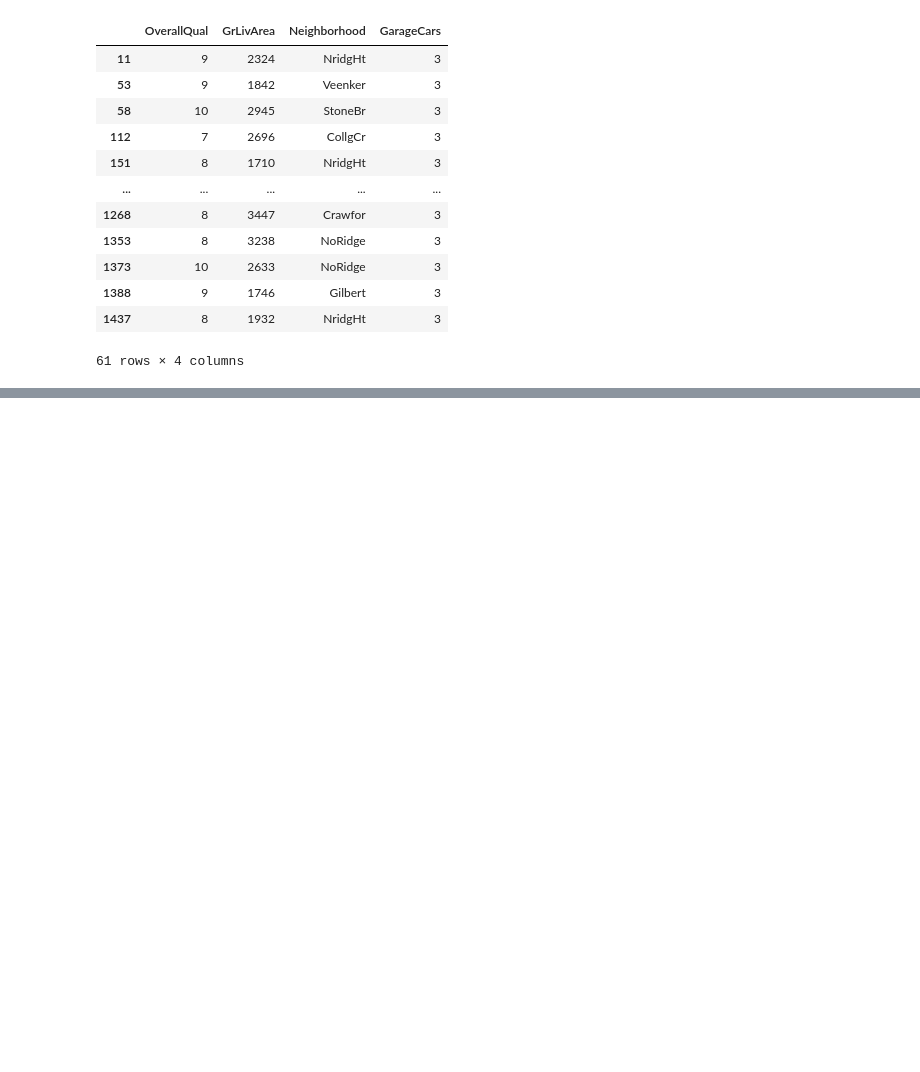
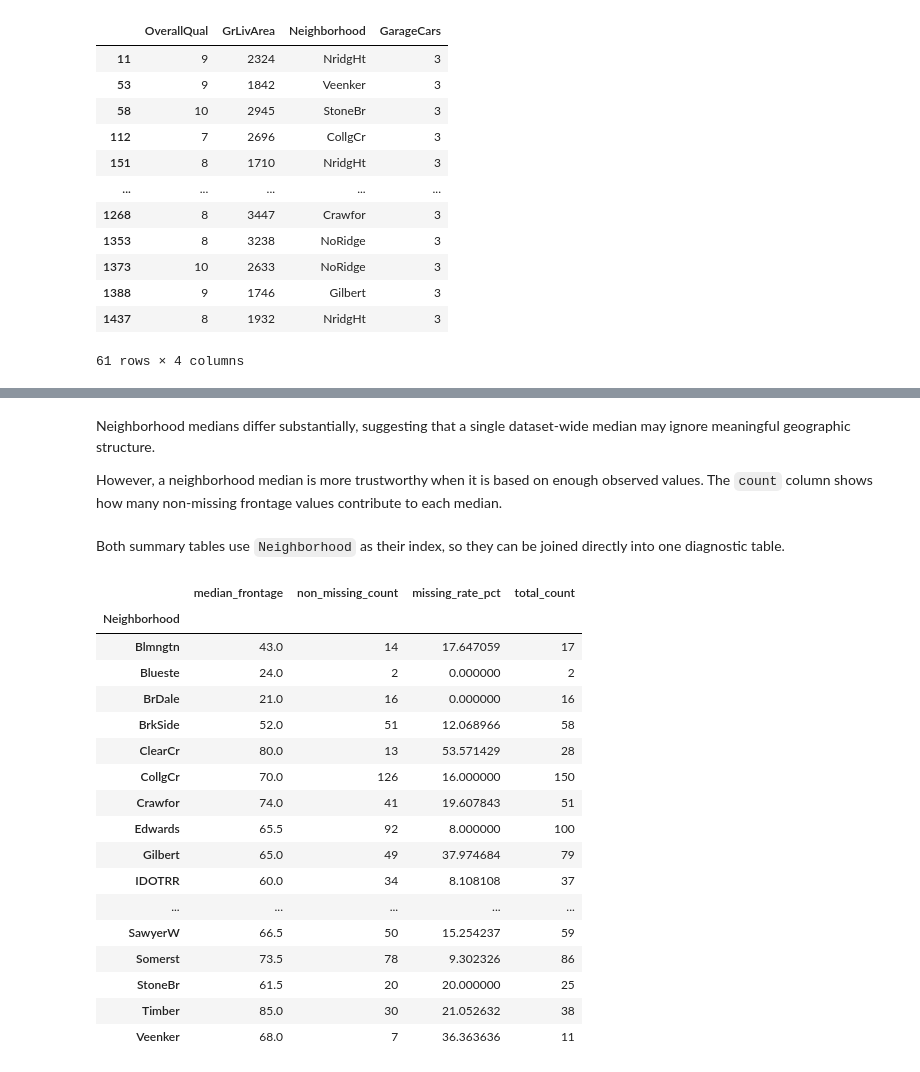
Before and after one commit to masoud-vosoughi/House-Prices--Advanced-Regression-Techniques, a Jupyter notebook: notebooks/01_data_understanding.ipynb, the cells around one changed output, grey strips where cells are left out. Saved outputs shown, nothing was run; the diff lists cells and outputs as text; code cells hidden in the pictures; blank space fills up the shorter version.

Commit message:
feat: complete data understanding and missingness analysis

```diff
--- a/notebooks/01_data_understanding.ipynb
+++ b/notebooks/01_data_understanding.ipynb
@@ -139,0 +562,13 @@ X[y>upper_fence][["OverallQual","GrLivArea","Neighborhood","GarageCars"]]
+# %%
+lot_frontage_cols = [
+    "LotFrontage",
+    "LotArea",
+    "LotShape",
+    "LotConfig",
+    "Neighborhood",
+    "Street"
+]
+
+lot_frontage_missing = X["LotFrontage"].isna()
+
+lot_frontage_missing.sum()
@@ -139,0 +679,7 @@ X[y>upper_fence][["OverallQual","GrLivArea","Neighborhood","GarageCars"]]
+# %%
+frontage_stats = (
+    X.groupby("Neighborhood")["LotFrontage"]
+    .agg(["median", "count"])
+)
+
+frontage_stats
@@ -139,0 +705,46 @@ X[y>upper_fence][["OverallQual","GrLivArea","Neighborhood","GarageCars"]]
+# %% [markdown]
+Neighborhood medians differ substantially, suggesting that a single dataset-wide median may ignore meaningful geographic structure.
+
+However, a neighborhood median is more trustworthy when it is based on enough observed values. The `count` column shows how many non-missing frontage values contribute to each median.
+# %%
+missing_stats = (
+    lot_frontage_missing
+    .groupby(X["Neighborhood"])
+    .agg(["mean", "size"])
+)
+# %% [markdown]
+Both summary tables use `Neighborhood` as their index, so they can be joined directly into one diagnostic table.
+# %%
+neighborhood_frontage_summary = (
+    frontage_stats
+    .join(missing_stats)
+    .rename(columns={
+        "median": "median_frontage",
+        "count": "non_missing_count",
+        "mean": "missing_rate_pct",
+        "size": "total_count"
+    })
+)
+
+neighborhood_frontage_summary["missing_rate_pct"] *= 100
+
+neighborhood_frontage_summary
+# %% [output]
+|  | median_frontage | non_missing_count | missing_rate_pct | total_count |
+| Neighborhood |  |  |  |  |
+| Blmngtn | 43.0 | 14 | 17.647059 | 17 |
+| Blueste | 24.0 | 2 | 0.000000 | 2 |
+| BrDale | 21.0 | 16 | 0.000000 | 16 |
+| BrkSide | 52.0 | 51 | 12.068966 | 58 |
+| ClearCr | 80.0 | 13 | 53.571429 | 28 |
+| CollgCr | 70.0 | 126 | 16.000000 | 150 |
+| Crawfor | 74.0 | 41 | 19.607843 | 51 |
+| Edwards | 65.5 | 92 | 8.000000 | 100 |
+| Gilbert | 65.0 | 49 | 37.974684 | 79 |
+| IDOTRR | 60.0 | 34 | 8.108108 | 37 |
+| ... | ... | ... | ... | ... |
+| SawyerW | 66.5 | 50 | 15.254237 | 59 |
+| Somerst | 73.5 | 78 | 9.302326 | 86 |
+| StoneBr | 61.5 | 20 | 20.000000 | 25 |
+| Timber | 85.0 | 30 | 21.052632 | 38 |
+| Veenker | 68.0 | 7 | 36.363636 | 11 |
```
Also changed, not shown: parts of 78 cells of this notebook.
